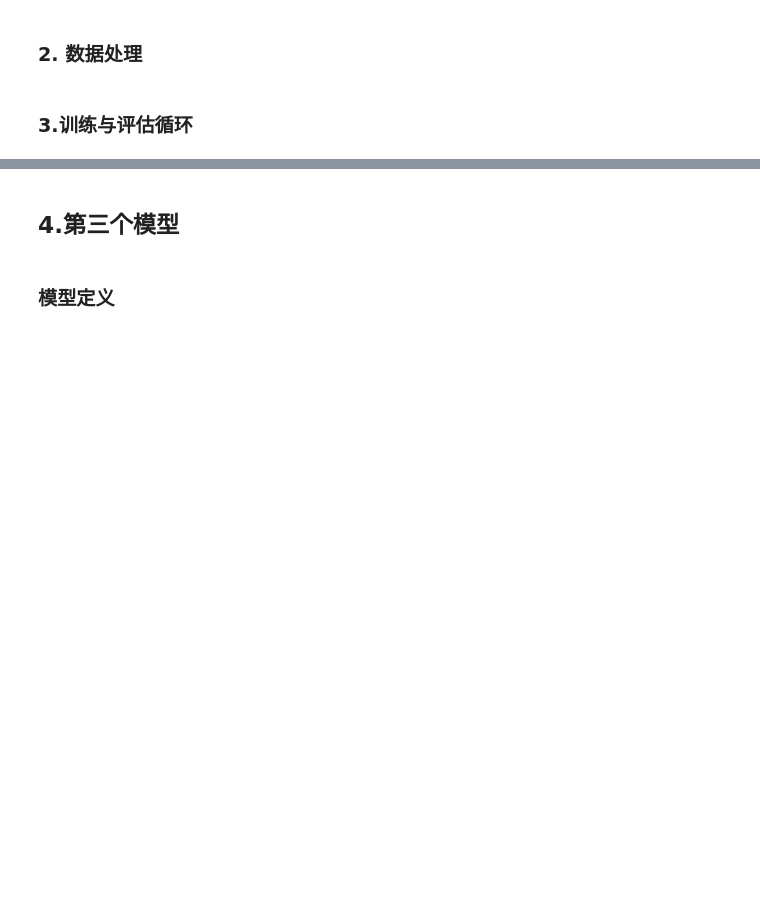
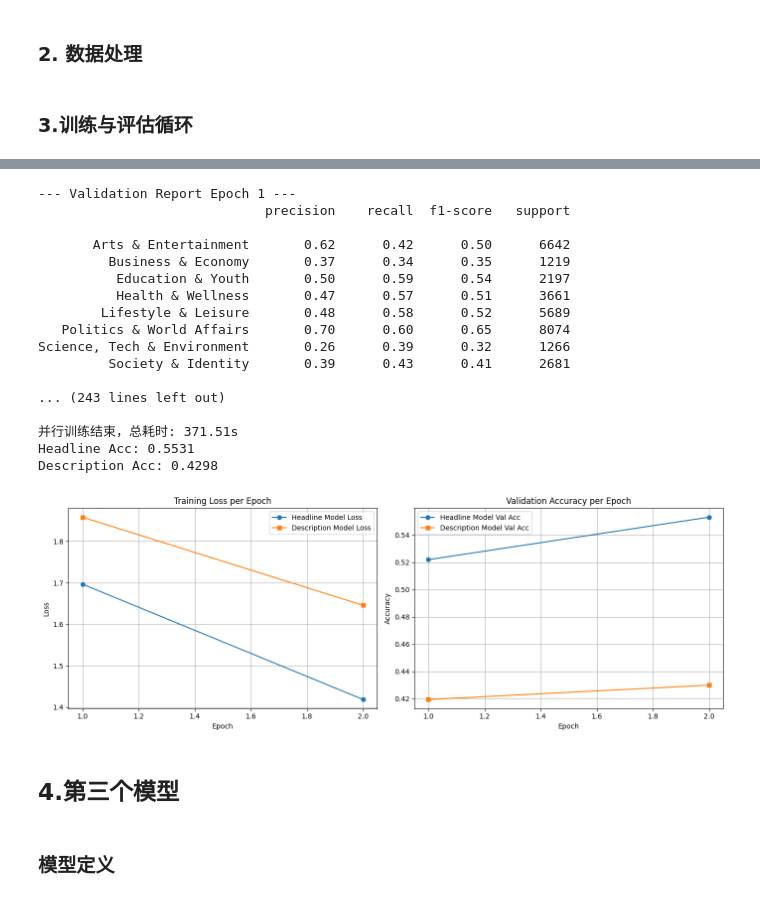
Before and after one commit to e2333-hsjdjh/News_category, a Jupyter notebook: NewsClassifier.ipynb, the cells around one changed output, grey strips where cells are left out. Saved outputs shown, nothing was run; the diff lists cells and outputs as text; code cells hidden in the pictures; blank space fills up the shorter version.

```diff
--- a/NewsClassifier.ipynb
+++ b/NewsClassifier.ipynb
@@ -377,12 +465,19 @@ def run_training_pipeline(text_key: str, save_name: str, num_epochs: int = 2):
 
     # 4. 训练循环
     best_val_acc = 0.0
+    # --- 可视化数据记录 ---
+    history = {"train_loss": [], "val_acc": []}
+
     for epoch in range(1, num_epochs + 1):
         train_loss = train_one_epoch(model, train_loader, optimizer, criterion, device, epoch, num_epochs, prefix=text_key)
 
         print(f"--- Validation Report Epoch {epoch} ---")
         val_acc = evaluate_detailed(model, val_loader, device, id2label)
         print(f"[{text_key}] Epoch {epoch}/{num_epochs}: train_loss={train_loss:.4f}, val_acc={val_acc:.4f}")
+
+        # 记录训练数据
+        history["train_loss"].append(train_loss)
+        history["val_acc"].append(val_acc)
 
         # 更新学习率
         scheduler.step(val_acc)
@@ -406,7 +501,7 @@ def run_training_pipeline(text_key: str, save_name: str, num_epochs: int = 2):
             print(f"已保存最优模型 ({text_key}): {save_name}")
 
     print(f"[{text_key}] 训练结束，最佳验证准确率: {best_val_acc:.4f}")
-    return best_val_acc
+    return best_val_acc, history
 
 # --- 并行训练 ---
 import concurrent.futures
@@ -417,13 +512,42 @@ start_time = time.time()
 
 with concurrent.futures.ThreadPoolExecutor(max_workers=2) as executor:
 
-    future_headline = executor.submit(run_training_pipeline, text_key="headline", save_name="best_model_headline.pt", num_epochs=2)
-    future_desc = executor.submit(run_training_pipeline, text_key="short_description", save_name="best_model_description.pt", num_epochs=2)
+    epochs = 2
 
-    acc_headline = future_headline.result()
-    acc_desc = future_desc.result()
+    future_headline = executor.submit(run_training_pipeline, text_key="headline", save_name="best_model_headline.pt", num_epochs=epochs)
+    future_desc = executor.submit(run_training_pipeline, text_key="short_description", save_name="best_model_description.pt", num_epochs=epochs)
+
+    acc_headline, hist_headline = future_headline.result()
+    acc_desc, hist_desc = future_desc.result()
 
 end_time = time.time()
 print(f"\n并行训练结束，总耗时: {end_time - start_time:.2f}s")
 print(f"Headline Acc: {acc_headline:.4f}")
 print(f"Description Acc: {acc_desc:.4f}")
+
+# --- 训练过程可视化 ---
+plt.figure(figsize=(14, 5))
+
+# 1. 绘制损失曲线 (Loss Curve)
+plt.subplot(1, 2, 1)
+plt.plot(range(1, epochs + 1), hist_headline["train_loss"], label="Headline Model Loss", marker='o')
+plt.plot(range(1, epochs + 1), hist_desc["train_loss"], label="Description Model Loss", marker='s')
+plt.title("Training Loss per Epoch")
+plt.xlabel("Epoch")
+plt.ylabel("Loss")
+plt.grid(True)
+plt.legend()
+
+# 2. 绘制准确率曲线 (Accuracy Curve)
+plt.subplot(1, 2, 2)
+plt.plot(range(1, epochs + 1), hist_headline["val_acc"], label="Headline Model Val Acc", marker='o')
+plt.plot(range(1, epochs + 1), hist_desc["val_acc"], label="Description Model Val Acc", marker='s')
+plt.title("Validation Accuracy per Epoch")
+plt.xlabel("Epoch")
+plt.ylabel("Accuracy")
+plt.grid(True)
+plt.legend()
+
+plt.tight_layout()
+plt.show()
+# %% [output]
@@ -430,3 +571,21 @@ print(f"Description Acc: {acc_desc:.4f}")
+--- Validation Report Epoch 1 ---
+                             precision    recall  f1-score   support
+
+       Arts & Entertainment       0.62      0.42      0.50      6642
+         Business & Economy       0.37      0.34      0.35      1219
+          Education & Youth       0.50      0.59      0.54      2197
+          Health & Wellness       0.47      0.57      0.51      3661
+        Lifestyle & Leisure       0.48      0.58      0.52      5689
+   Politics & World Affairs       0.70      0.60      0.65      8074
+Science, Tech & Environment       0.26      0.39      0.32      1266
+         Society & Identity       0.39      0.43      0.41      2681
+
+... (243 lines left out)
+
+并行训练结束，总耗时: 371.51s
+Headline Acc: 0.5531
+Description Acc: 0.4298
+[figure, added]
 # %% [markdown]
 ## 4.第三个模型
 # %% [markdown]
```
Also changed, not shown: parts of 6 cells of this notebook, 7 other files.
